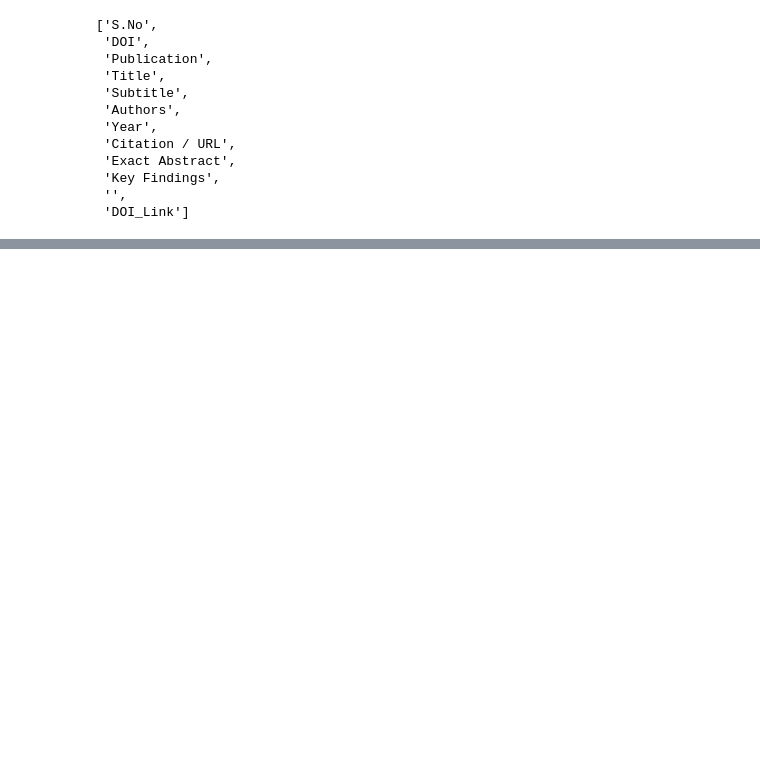
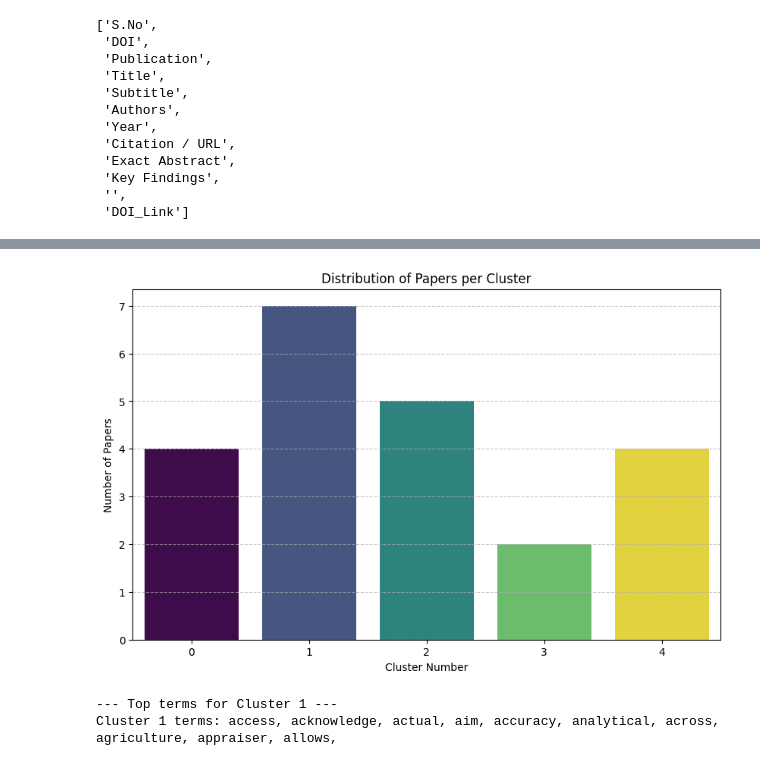
Before and after one commit to smonodeep/DynamicValuationGovernance, a Jupyter notebook: 00.Literature_Review.ipynb, the cells around one changed output, grey strips where cells are left out. Cells and saved outputs as stored; diff of their text form; code cells hidden in the pictures; blank space fills up the shorter version.

```diff
--- a/00.Literature_Review.ipynb
+++ b/00.Literature_Review.ipynb
@@ -150,0 +351,26 @@ df.columns.to_list()
+# %%
+cluster_distribution = df_clustering['Cluster'].value_counts().sort_index()
+
+plt.figure(figsize=(10, 6))
+sns.barplot(x=cluster_distribution.index, y=cluster_distribution.values, hue=cluster_distribution.index, palette='viridis', legend=False)
+plt.title('Distribution of Papers per Cluster')
+plt.xlabel('Cluster Number')
+plt.ylabel('Number of Papers')
+plt.xticks(rotation=0)
+plt.grid(axis='y', linestyle='--', alpha=0.7)
+plt.show()
+# %% [output]
+[figure, added]
+# %%
+print("--- Top terms for Cluster 1 ---")
+order_centroids = kmeans.cluster_centers_.argsort()[:, ::-1]
+terms = tfidf_vectorizer.get_feature_names_out()
+
+cluster_id = 1
+print(f"Cluster {cluster_id} terms:", end="")
+for ind in order_centroids[cluster_id, :10]: # Top 10 terms
+    print(f" {terms[ind]},", end="")
+print()
+# %% [output]
+--- Top terms for Cluster 1 ---
+Cluster 1 terms: access, acknowledge, actual, aim, accuracy, analytical, across, agriculture, appraiser, allows,
```
Also changed, not shown: parts of 7 cells of this notebook.
